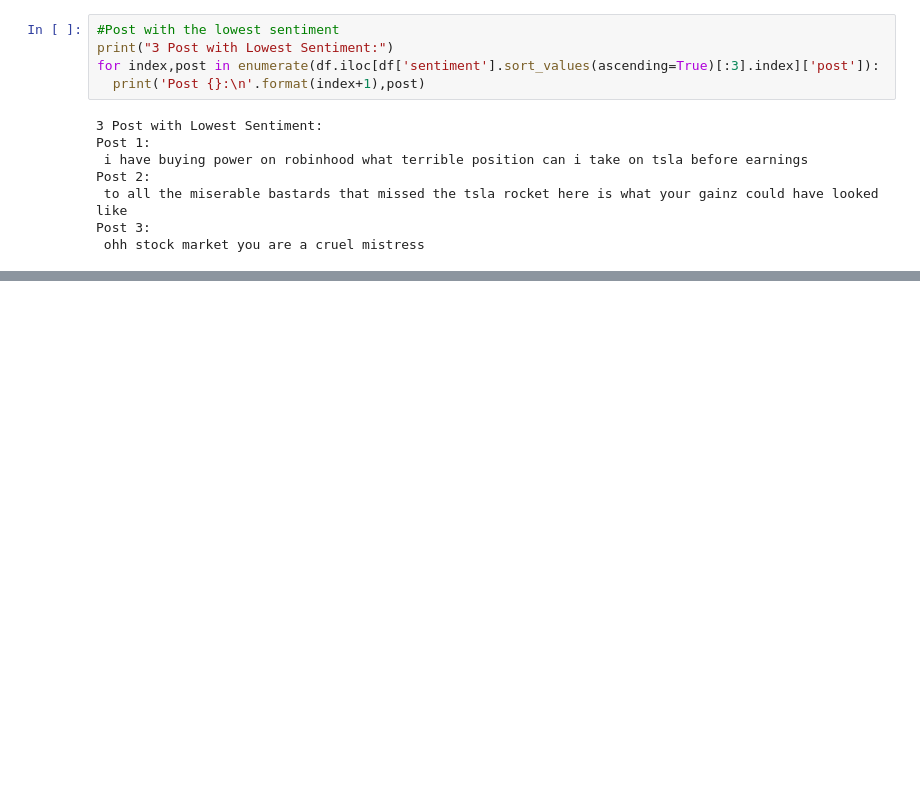
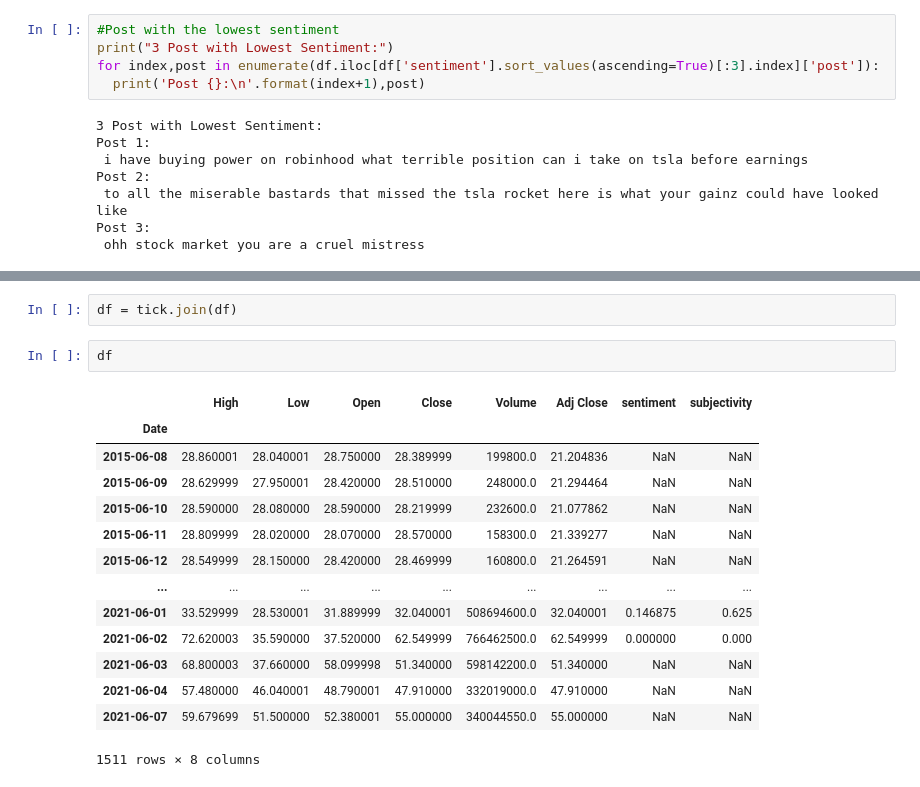
Before and after one commit to Eduardoosorio23/Stock-Price-Prediction-with-NLP-LSTM, a Jupyter notebook: Data/Scrap Notebooks/WIP EDA.ipynb, the cells around one changed output, grey strips where cells are left out. Drawn from its saved outputs; the diff is of its cells as text; blank space fills up the shorter version.

```diff
--- a/Data/Scrap Notebooks/WIP EDA.ipynb
+++ b/Data/Scrap Notebooks/WIP EDA.ipynb
@@ -279,0 +296,19 @@ Post 3:
+# %%
+df = tick.join(df)
+# %%
+df
+# %% [output]
+|  | High | Low | Open | Close | Volume | Adj Close | sentiment | subjectivity |
+| Date |  |  |  |  |  |  |  |  |
+| 2015-06-08 | 28.860001 | 28.040001 | 28.750000 | 28.389999 | 199800.0 | 21.204836 | NaN | NaN |
+| 2015-06-09 | 28.629999 | 27.950001 | 28.420000 | 28.510000 | 248000.0 | 21.294464 | NaN | NaN |
+| 2015-06-10 | 28.590000 | 28.080000 | 28.590000 | 28.219999 | 232600.0 | 21.077862 | NaN | NaN |
+| 2015-06-11 | 28.809999 | 28.020000 | 28.070000 | 28.570000 | 158300.0 | 21.339277 | NaN | NaN |
+| 2015-06-12 | 28.549999 | 28.150000 | 28.420000 | 28.469999 | 160800.0 | 21.264591 | NaN | NaN |
+| ... | ... | ... | ... | ... | ... | ... | ... | ... |
+| 2021-06-01 | 33.529999 | 28.530001 | 31.889999 | 32.040001 | 508694600.0 | 32.040001 | 0.146875 | 0.625 |
+| 2021-06-02 | 72.620003 | 35.590000 | 37.520000 | 62.549999 | 766462500.0 | 62.549999 | 0.000000 | 0.000 |
+| 2021-06-03 | 68.800003 | 37.660000 | 58.099998 | 51.340000 | 598142200.0 | 51.340000 | NaN | NaN |
+| 2021-06-04 | 57.480000 | 46.040001 | 48.790001 | 47.910000 | 332019000.0 | 47.910000 | NaN | NaN |
+| 2021-06-07 | 59.679699 | 51.500000 | 52.380001 | 55.000000 | 340044550.0 | 55.000000 | NaN | NaN |
+1511 rows × 8 columns
```
Also changed, not shown: parts of 16 cells of this notebook, 1 other file.
